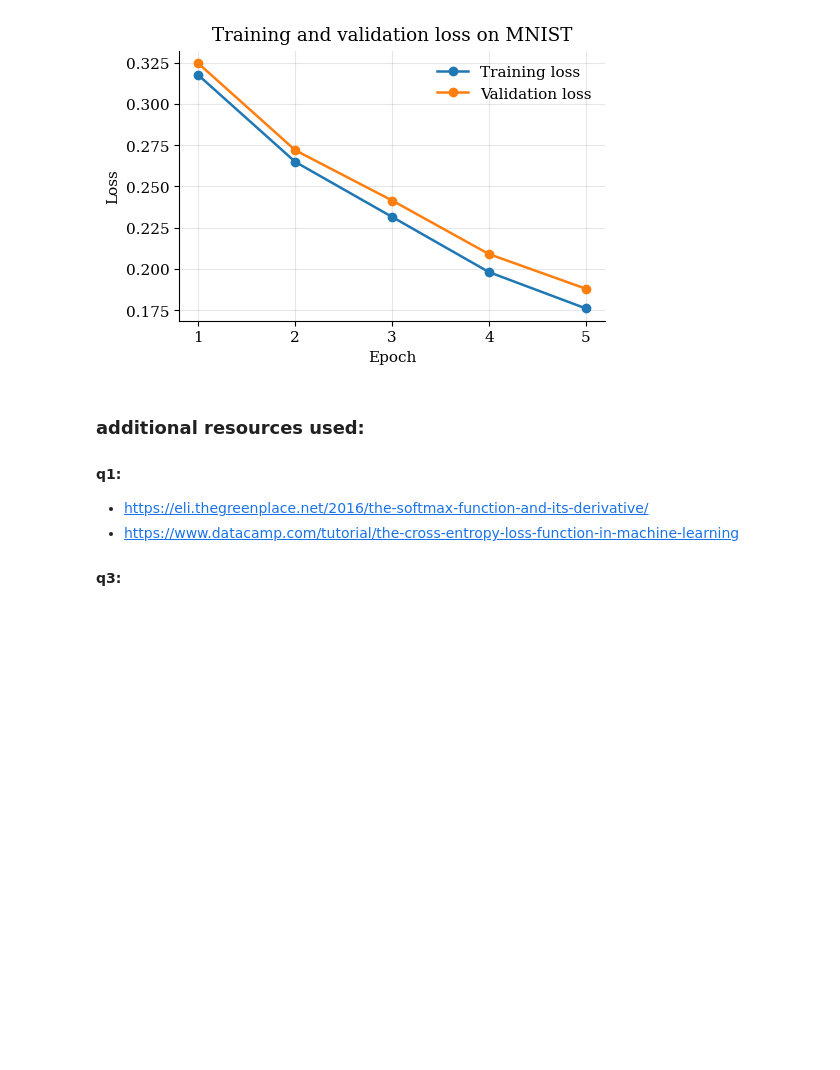
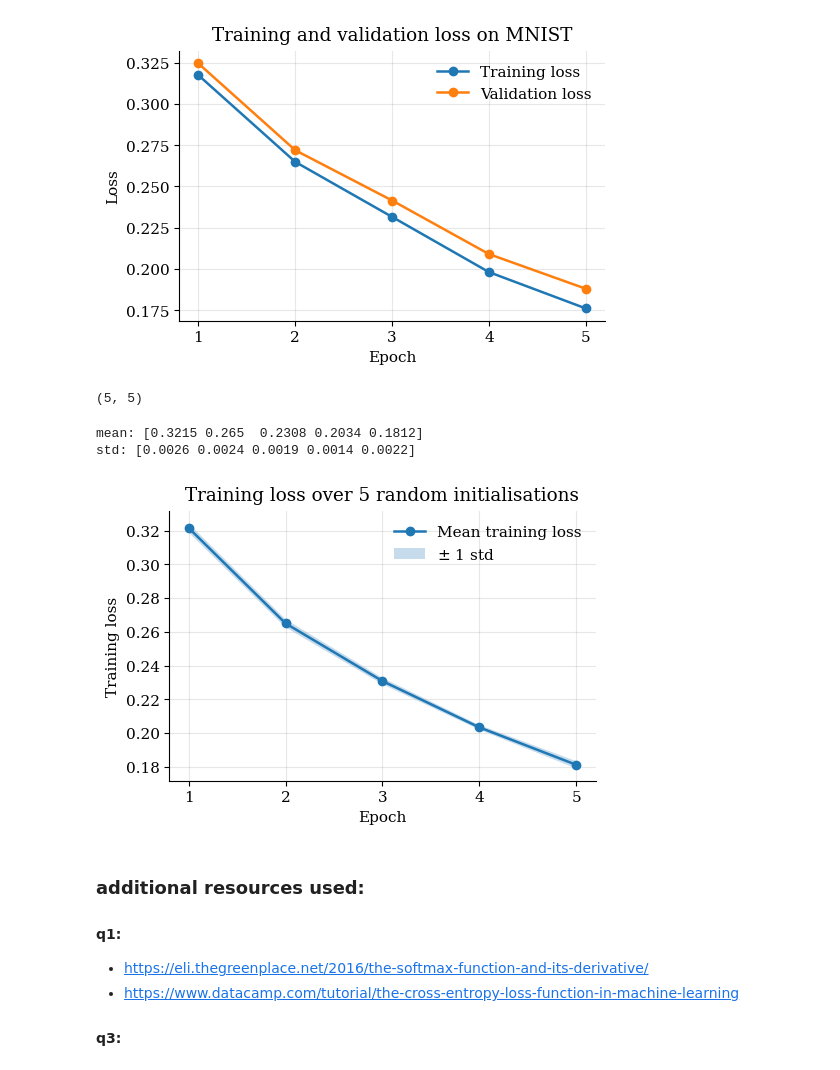
Before and after one commit to alisonattard/DeepLearning, a Jupyter notebook: Code.ipynb, the cells around one changed output. Cells and saved outputs as stored; diff of their text form; code cells hidden in the pictures; blank space fills up the shorter version.

```diff
--- a/Code.ipynb
+++ b/Code.ipynb
@@ -746,3 +776,36 @@ plt.show()
+# %%
+# running for different seeds and averaging the results
+seeds = [1, 2, 3, 4, 5]
+runs = [train(0.1, s) for s in seeds]
+
+arr = np.array([r[0] for r in runs])
+mean = arr.mean(axis=0)
+std = arr.std(axis=0)
+print(arr.shape)
+# %% [output]
+(5, 5)
+# %%
+# printing mean
+print("mean:", np.round(mean, 4))
+print("std:", np.round(std, 4))
+
+# plotting values
+epochs_axis = np.arange(1, arr.shape[1] + 1)
+fig, ax = plt.subplots(figsize=(5.5, 3.5))
+ax.plot(epochs_axis, mean, linewidth=1.8, marker="o", label="Mean training loss")
+ax.fill_between(epochs_axis, mean - std, mean + std, alpha=0.25, label="$\\pm$ 1 std")
+ax.set_xlabel("Epoch")
+ax.set_ylabel("Training loss")
+ax.set_title("Training loss over 5 random initialisations", loc="center", pad=8)
+ax.set_xticks(list(epochs_axis))
+ax.grid(True, alpha=0.3)
+ax.legend(frameon=False)
+fig.savefig("q8_init.pdf", bbox_inches="tight")
+plt.show()
+# %% [output]
+mean: [0.3215 0.265  0.2308 0.2034 0.1812]
+std: [0.0026 0.0024 0.0019 0.0014 0.0022]
+[figure, added]
 # %%
 # diff learning rates
 # %%
```
Also changed, not shown: parts of 1 cell of this notebook, 2 other files.
